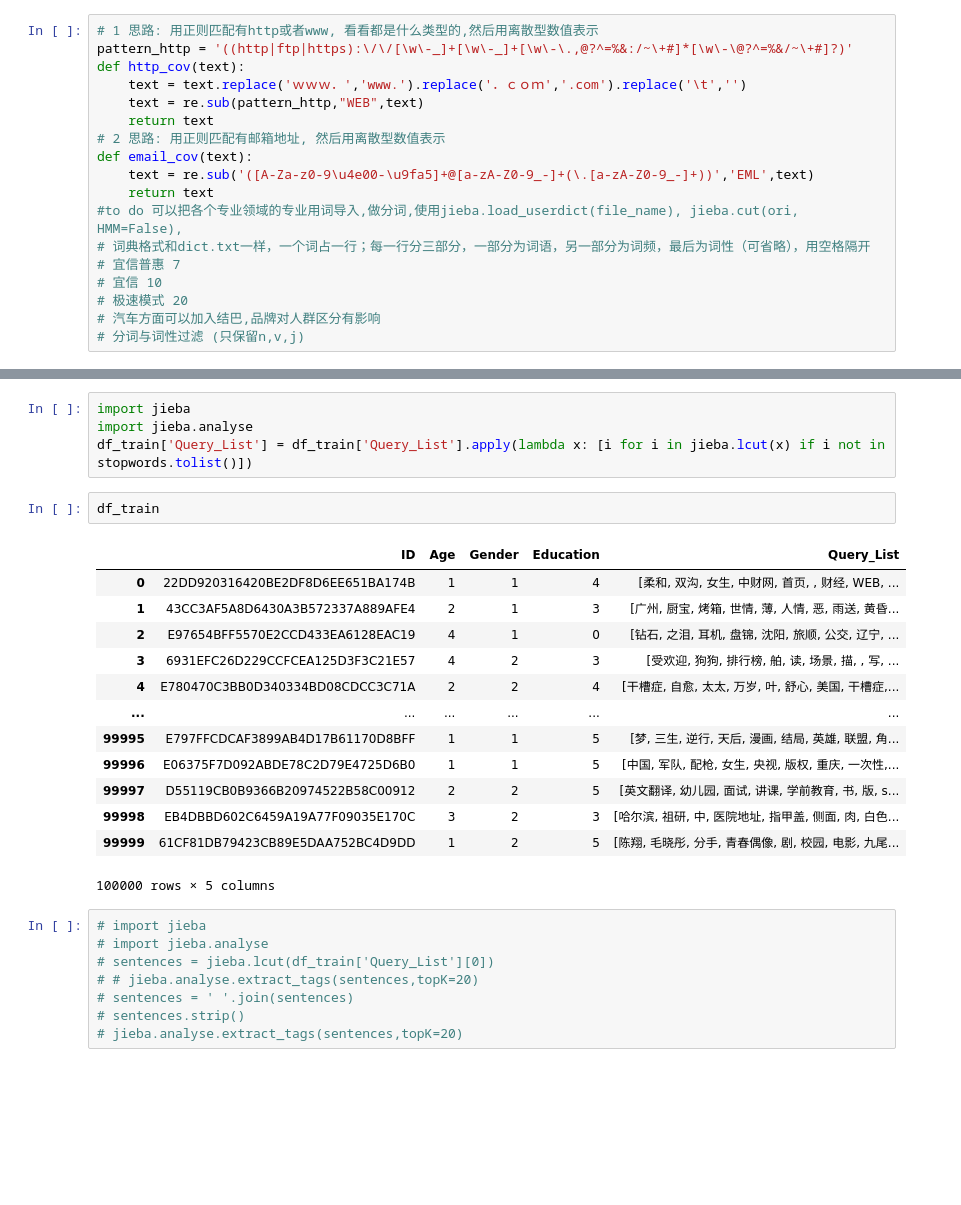
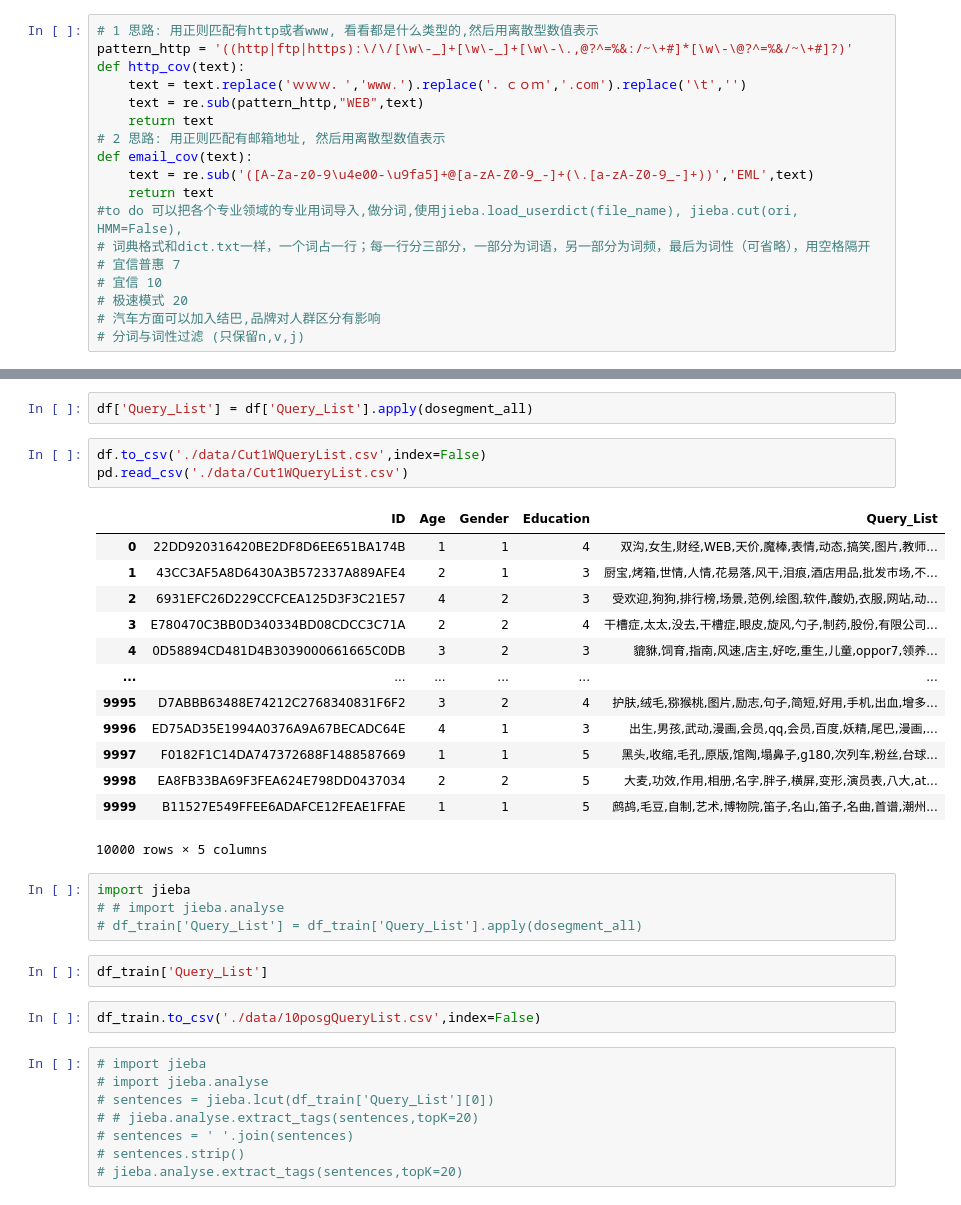
Before and after one commit to flybirdgroup/Personas, a Jupyter notebook: customer_classifier.ipynb, the cells around one changed output, grey strips where cells are left out. Cells and saved outputs as stored; diff of their text form; blank space fills up the shorter version.

```diff
--- a/customer_classifier.ipynb
+++ b/customer_classifier.ipynb
@@ -131,23 +216,30 @@ df_train['Query_List'] = df_train['Query_List'].apply(http_cov).apply(email_cov)
+# %%
+df['Query_List'] = df['Query_List'].apply(dosegment_all)
+# %%
+df.to_csv('./data/Cut1WQueryList.csv',index=False)
+pd.read_csv('./data/Cut1WQueryList.csv')
+# %% [output]
+|  | ID | Age | Gender | Education | Query_List |
+| 0 | 22DD920316420BE2DF8D6EE651BA174B | 1 | 1 | 4 | 双沟,女生,财经,WEB,天价,魔棒,表情,动态,搞笑,图片,教师... |
+| 1 | 43CC3AF5A8D6430A3B572337A889AFE4 | 2 | 1 | 3 | 厨宝,烤箱,世情,人情,花易落,风干,泪痕,酒店用品,批发市场,不... |
+| 2 | 6931EFC26D229CCFCEA125D3F3C21E57 | 4 | 2 | 3 | 受欢迎,狗狗,排行榜,场景,范例,绘图,软件,酸奶,衣服,网站,动... |
+| 3 | E780470C3BB0D340334BD08CDCC3C71A | 2 | 2 | 4 | 干槽症,太太,没去,干槽症,眼皮,旋风,勺子,制药,股份,有限公司... |
+| 4 | 0D58894CD481D4B3039000661665C0DB | 3 | 2 | 3 | 貔貅,饲育,指南,风速,店主,好吃,重生,儿童,oppor7,领养... |
+| ... | ... | ... | ... | ... | ... |
+| 9995 | D7ABBB63488E74212C2768340831F6F2 | 3 | 2 | 4 | 护肤,绒毛,猕猴桃,图片,励志,句子,简短,好用,手机,出血,增多... |
+| 9996 | ED75AD35E1994A0376A9A67BECADC64E | 4 | 1 | 3 | 出生,男孩,武动,漫画,会员,qq,会员,百度,妖精,尾巴,漫画,... |
+| 9997 | F0182F1C14DA747372688F1488587669 | 1 | 1 | 5 | 黑头,收缩,毛孔,原版,馆陶,塌鼻子,g180,次列车,粉丝,台球... |
+| 9998 | EA8FB33BA69F3FEA624E798DD0437034 | 2 | 2 | 5 | 大麦,功效,作用,相册,名字,胖子,横屏,变形,演员表,八大,at... |
+| 9999 | B11527E549FFEE6ADAFCE12FEAE1FFAE | 1 | 1 | 5 | 鹧鸪,毛豆,自制,艺术,博物院,笛子,名山,笛子,名曲,首谱,潮州... |
+10000 rows × 5 columns
 # %%
 import jieba
-import jieba.analyse
-df_train['Query_List'] = df_train['Query_List'].apply(lambda x: [i for i in jieba.lcut(x) if i not in stopwords.tolist()])
+# # import jieba.analyse
+# df_train['Query_List'] = df_train['Query_List'].apply(dosegment_all)
 # %%
-df_train
+df_train['Query_List']
-# %% [output]
-|  | ID | Age | Gender | Education | Query_List |
-| 0 | 22DD920316420BE2DF8D6EE651BA174B | 1 | 1 | 4 | [柔和, 双沟, 女生, 中财网, 首页, , 财经, WEB, ... |
-| 1 | 43CC3AF5A8D6430A3B572337A889AFE4 | 2 | 1 | 3 | [广州, 厨宝, 烤箱, 世情, 薄, 人情, 恶, 雨送, 黄昏... |
-| 2 | E97654BFF5570E2CCD433EA6128EAC19 | 4 | 1 | 0 | [钻石, 之泪, 耳机, 盘锦, 沈阳, 旅顺, 公交, 辽宁, ... |
-| 3 | 6931EFC26D229CCFCEA125D3F3C21E57 | 4 | 2 | 3 | [受欢迎, 狗狗, 排行榜, 舶, 读, 场景, 描, , 写, ... |
-| 4 | E780470C3BB0D340334BD08CDCC3C71A | 2 | 2 | 4 | [干槽症, 自愈, 太太, 万岁, 叶, 舒心, 美国, 干槽症,... |
-| ... | ... | ... | ... | ... | ... |
-| 99995 | E797FFCDCAF3899AB4D17B61170D8BFF | 1 | 1 | 5 | [梦, 三生, 逆行, 天后, 漫画, 结局, 英雄, 联盟, 角... |
-| 99996 | E06375F7D092ABDE78C2D79E4725D6B0 | 1 | 1 | 5 | [中国, 军队, 配枪, 女生, 央视, 版权, 重庆, 一次性,... |
-| 99997 | D55119CB0B9366B20974522B58C00912 | 2 | 2 | 5 | [英文翻译, 幼儿园, 面试, 讲课, 学前教育, 书, 版, s... |
-| 99998 | EB4DBBD602C6459A19A77F09035E170C | 3 | 2 | 3 | [哈尔滨, 祖研, 中, 医院地址, 指甲盖, 侧面, 肉, 白色... |
-| 99999 | 61CF81DB79423CB89E5DAA752BC4D9DD | 1 | 2 | 5 | [陈翔, 毛晓彤, 分手, 青春偶像, 剧, 校园, 电影, 九尾... |
-100000 rows × 5 columns
+# %%
+df_train.to_csv('./data/10posgQueryList.csv',index=False)
 # %%
 # import jieba
 # import jieba.analyse
```
Also changed, not shown: parts of 11 cells of this notebook, 1 other file.
